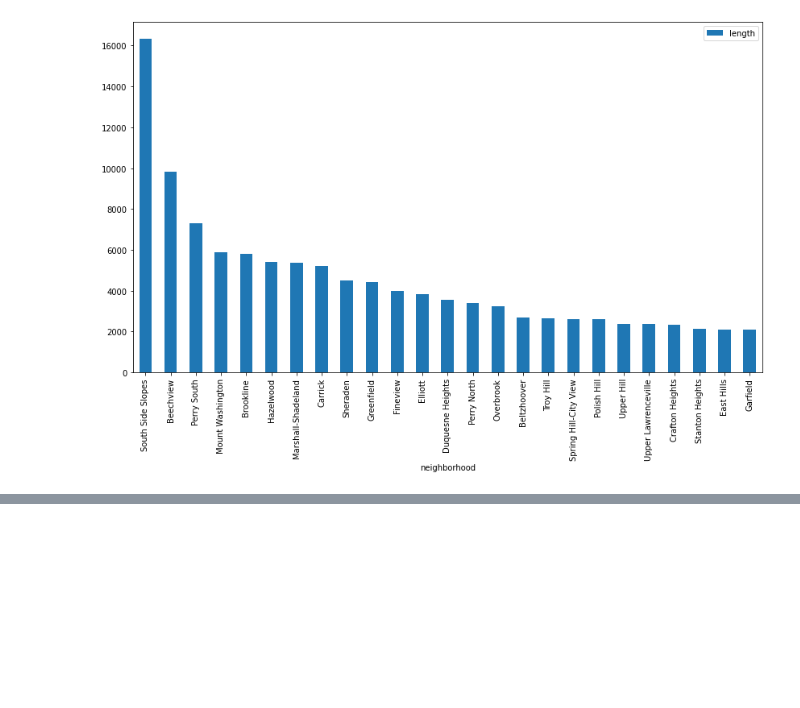
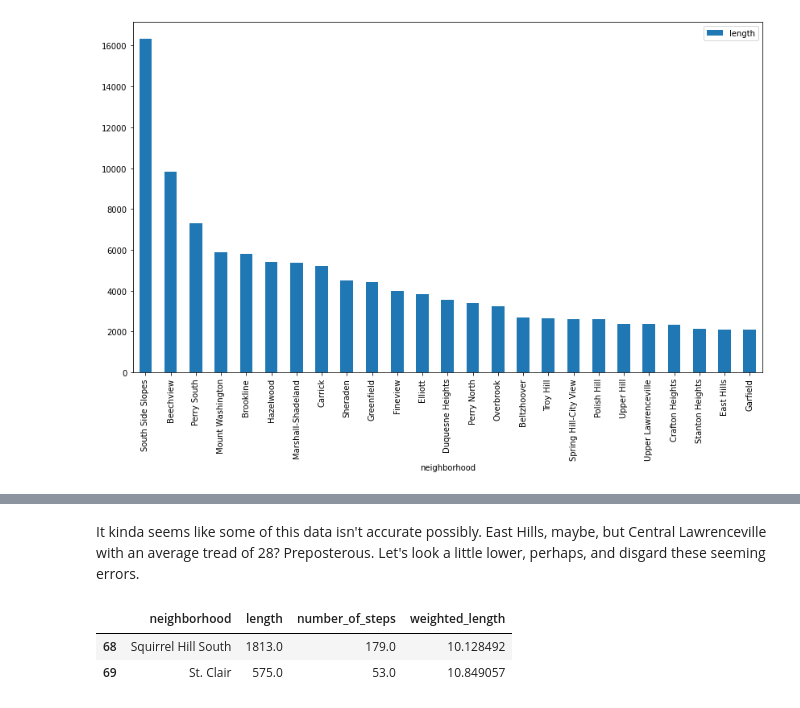
Before and after one commit to SodiKroehler/CS0010_Final_Project, a Jupyter notebook: SK_PersonalNotebook.ipynb, the cells around one changed output, grey strips where cells are left out. Cells and saved outputs as stored; diff of their text form; code cells hidden in the pictures; blank space fills up the shorter version.

```diff
--- a/SK_PersonalNotebook.ipynb
+++ b/SK_PersonalNotebook.ipynb
@@ -78,0 +85,11 @@ That didn't help at all.
+# %% [markdown]
+It kinda seems like some of this data isn't accurate possibly. East Hills, maybe, but Central Lawrenceville with an average tread of 28? Preposterous. Let's look a little lower, perhaps, and disgard these seeming errors.
+# %%
+removed_error_stairs = stairs_by_numSteps[stairs_by_numSteps["weighted_length"] < 12]
+stairs_with_better_treads = removed_error_stairs[removed_error_stairs["weighted_length"] > 10]
+top5_stairs_with_better_treads = stairs_with_better_treads.sort_values(by = "number_of_steps", ascending = False)[0:5]
+top5_stairs_with_better_treads
+# %% [output]
+|  | neighborhood | length | number_of_steps | weighted_length |
+| 68 | Squirrel Hill South | 1813.0 | 179.0 | 10.128492 |
+| 69 | St. Clair | 575.0 | 53.0 | 10.849057 |
```
Also changed, not shown: parts of 13 cells of this notebook, 1 other file.
